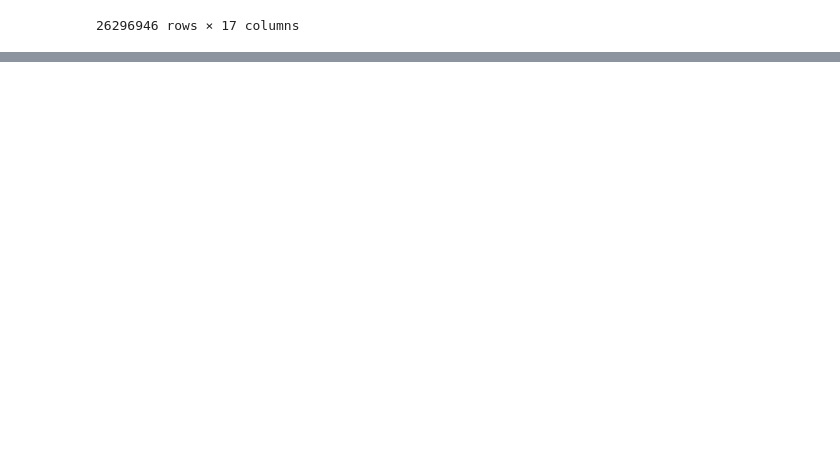
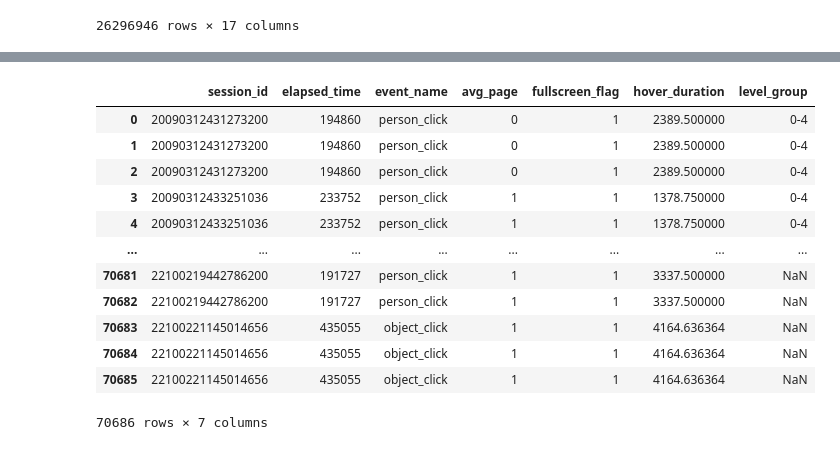
Before and after one commit to titim789/Data_Analytics_Project, a Jupyter notebook: Assignment 2/Apriori/Preprocessing/Preprocess.ipynb, the cells around one changed output, grey strips where cells are left out. Saved outputs shown, nothing was run; the diff lists cells and outputs as text; code cells hidden in the pictures; blank space fills up the shorter version.

```diff
--- a/Assignment 2/Apriori/Preprocessing/Preprocess.ipynb
+++ b/Assignment 2/Apriori/Preprocessing/Preprocess.ipynb
@@ -65,0 +94,72 @@ Name: session_id, dtype: int64
+# %%
+# ===== Factor 1 : Total "elapsed_time" value of each player =====
+total_elapsed_time = data1.groupby(['session_id'])['elapsed_time'].tail(1).reset_index()
+
+# ===== Factor 2 & 3: Value with the most count of each player =====
+filtered_data = data1[(data1['event_name'] != 'navigate_click') & (data1['event_name'] != 'cutscene_click')]
+mode_event_name = filtered_data.groupby(['session_id'])['event_name'].apply(lambda x: x.mode()[0]).reset_index()
+
+# ===== Factor 5 : Value represents if player clikced(1) or did not click (0) on notebook=====
+avg_page = data1.groupby(['session_id'])['page'].max().notnull().astype(int).reset_index()
+avg_page = avg_page.rename(columns={'page': 'avg_page'})
+
+# ===== Factor 6 : Evaluate if the player is in fullscreen (1) or not (0) =====
+
+# Find the maximum values of room_coor_x, screen_coor_x, room_coor_y, and screen_coor_y for each unique session_id
+max_values = data1.groupby('session_id')[['room_coor_x', 'screen_coor_x', 'room_coor_y', 'screen_coor_y']].max()
+
+# Create a new column named 'fullscreen' in the max_values dataframe that checks if the maximum room_coor_x is equal to the maximum screen_coor_x
+max_values['fullscreen'] = (max_values['room_coor_x'] > 880) | (max_values['room_coor_y'] > 660)
+
+# Create a new dataframe named 'fullscreen_df' that only contains the session_id and fullscreen columns from the max_values dataframe
+fullscreen_df = max_values['fullscreen'].astype(int).reset_index()
+
+# Merge the 'fullscreen' column with the unique 'session_id' column using an outer join on the 'session_id' column
+unique_session_ids = data1['session_id'].unique()
+unique_session_ids_df = pd.DataFrame({'session_id': unique_session_ids})
+unique_session_ids_fullscreen = pd.merge(unique_session_ids_df, fullscreen_df, on='session_id', how='outer')
+
+# Rename the 'fullscreen' column to 'fullscreen_flag'
+unique_session_ids_fullscreen = unique_session_ids_fullscreen.rename(columns={'fullscreen': 'fullscreen_flag'})
+
+# ===== Factor 7 : Mean of the all the values for each player =====
+avg_hover_duration = data1.groupby(['session_id'])['hover_duration'].mean().reset_index()
+
+# ===== Merge the variable data =====
+temp_level_group = pd.DataFrame({'level_group': ['0-4'] * 11779})
+part1 = pd.concat([avg_hover_duration['session_id'],
+                   total_elapsed_time['elapsed_time'],
+                   mode_event_name['event_name'], avg_page['avg_page'],
+                     unique_session_ids_fullscreen['fullscreen_flag'],
+                       avg_hover_duration['hover_duration'],
+                         temp_level_group['level_group']]
+                          , axis = 1)
+
+part1 = pd.concat([part1]*3, ignore_index=True).sort_values(['session_id']).reset_index().drop(['index'], axis=1)
+
+# for i in range(0,35337):
+#     if (i%3) == 0:
+#         part1.iloc[i, -1] = 1
+#     elif (i%3) == 1:
+#         part1.iloc[i, -1] = 2
+#     elif (i%3) == 2:
+#         part1.iloc[i, -1] = 3
+
+# part1 = part1.rename(columns={'level_group': 'qns'})
+# part1 = pd.concat([part1, sub1['correct']], axis = 1) #Append response variable
+
+part1
+# %% [output]
+|  | session_id | elapsed_time | event_name | avg_page | fullscreen_flag | hover_duration | level_group |
+| 0 | 20090312431273200 | 194860 | person_click | 0 | 1 | 2389.500000 | 0-4 |
+| 1 | 20090312431273200 | 194860 | person_click | 0 | 1 | 2389.500000 | 0-4 |
+| 2 | 20090312431273200 | 194860 | person_click | 0 | 1 | 2389.500000 | 0-4 |
+| 3 | 20090312433251036 | 233752 | person_click | 1 | 1 | 1378.750000 | 0-4 |
+| 4 | 20090312433251036 | 233752 | person_click | 1 | 1 | 1378.750000 | 0-4 |
+| ... | ... | ... | ... | ... | ... | ... | ... |
+| 70681 | 22100219442786200 | 191727 | person_click | 1 | 1 | 3337.500000 | NaN |
+| 70682 | 22100219442786200 | 191727 | person_click | 1 | 1 | 3337.500000 | NaN |
+| 70683 | 22100221145014656 | 435055 | object_click | 1 | 1 | 4164.636364 | NaN |
+| 70684 | 22100221145014656 | 435055 | object_click | 1 | 1 | 4164.636364 | NaN |
+| 70685 | 22100221145014656 | 435055 | object_click | 1 | 1 | 4164.636364 | NaN |
+70686 rows × 7 columns
```
Also changed, not shown: parts of 4 cells of this notebook, 1 other file.
